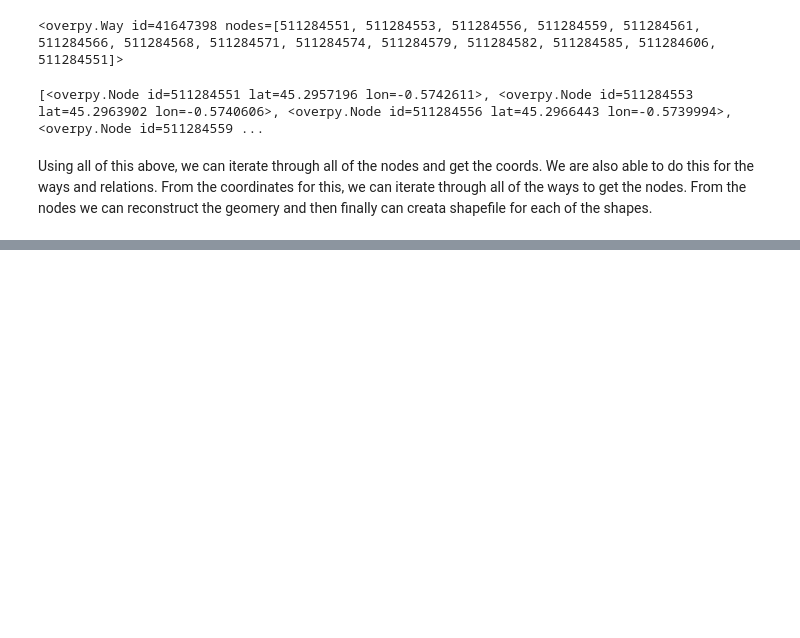
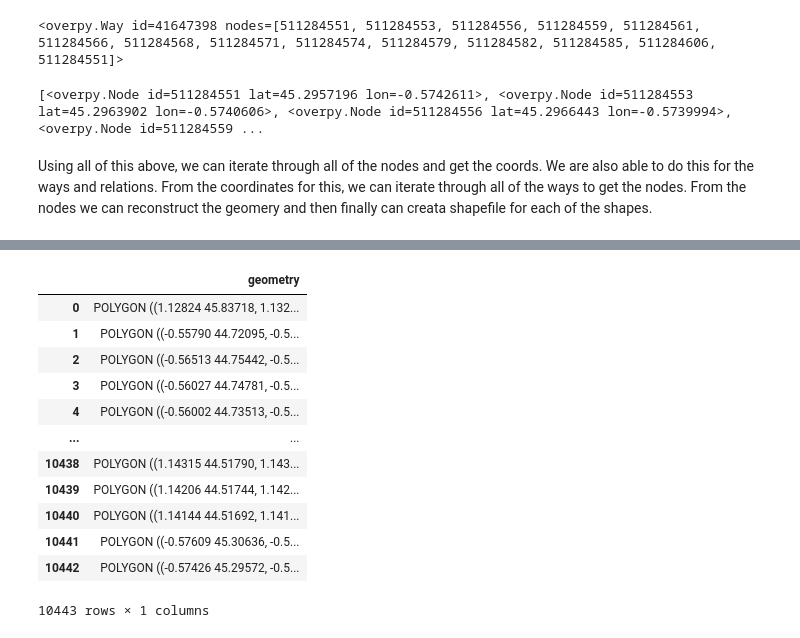
Before and after one commit to brunohlopez/machineLearning, a Jupyter notebook: geospatial/osm/overpass_turbo_query.ipynb, the cells around one changed output, grey strips where cells are left out. Saved outputs shown, nothing was run; the diff lists cells and outputs as text; code cells hidden in the pictures; blank space fills up the shorter version.

```diff
--- a/geospatial/osm/overpass_turbo_query.ipynb
+++ b/geospatial/osm/overpass_turbo_query.ipynb
@@ -274,0 +382,48 @@ class OSM:
+# %%
+from shapely.geometry import Polygon, Point
+
+def create_geometries(geometries_csv):
+
+    geometry_list = []
+
+    for i in geometries_csv['way_id'].unique():
+
+        filter_frame = geometries_csv[geometries_csv['way_id'] == i ]
+
+        if len(filter_frame > 1):
+            lat_point_list = filter_frame['lat']
+            lon_point_list = filter_frame['lon']
+
+            polygon_geo = Polygon(zip(lon_point_list, lat_point_list))
+            geometry_list.append(polygon_geo)
+
+        elif len == 1:
+            lat_point_list = filter_frame['lat']
+            lon_point_list = filter_frame['lon']
+            point_geo = Point(lon_point_list, lat_point_list)
+            geometry_list.append(point_geo)
+
+        else:
+            continue
+
+
+    return geometry_list
+# %%
+the_geos = create_geometries(way_test)
+# %%
+the_polygons = gpd.GeoDataFrame(geometry = the_geos, crs = 'EPSG:4326')
+the_polygons
+# %% [output]
+|  | geometry |
+| 0 | POLYGON ((1.12824 45.83718, 1.132... |
+| 1 | POLYGON ((-0.55790 44.72095, -0.5... |
+| 2 | POLYGON ((-0.56513 44.75442, -0.5... |
+| 3 | POLYGON ((-0.56027 44.74781, -0.5... |
+| 4 | POLYGON ((-0.56002 44.73513, -0.5... |
+| ... | ... |
+| 10438 | POLYGON ((1.14315 44.51790, 1.143... |
+| 10439 | POLYGON ((1.14206 44.51744, 1.142... |
+| 10440 | POLYGON ((1.14144 44.51692, 1.141... |
+| 10441 | POLYGON ((-0.57609 45.30636, -0.5... |
+| 10442 | POLYGON ((-0.57426 45.29572, -0.5... |
+10443 rows × 1 columns
```
Also changed, not shown: parts of 22 cells of this notebook.
